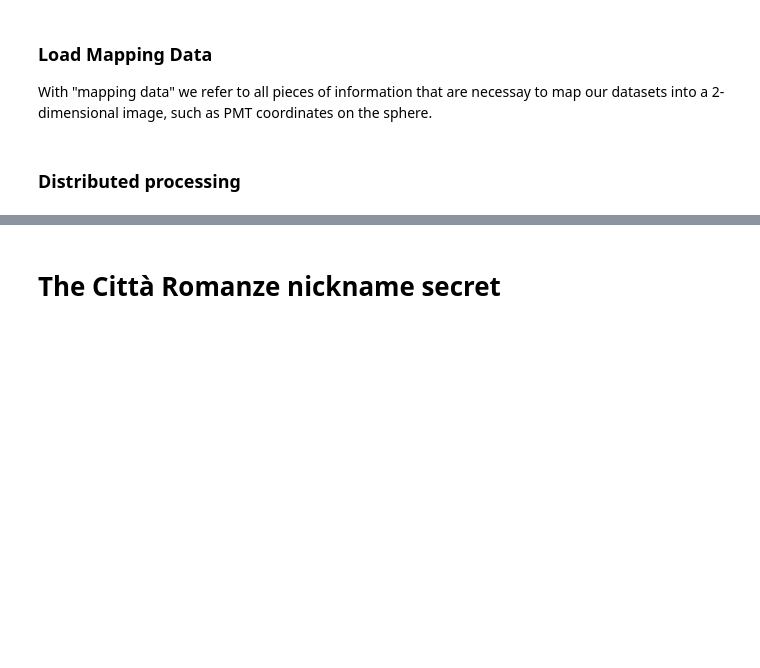
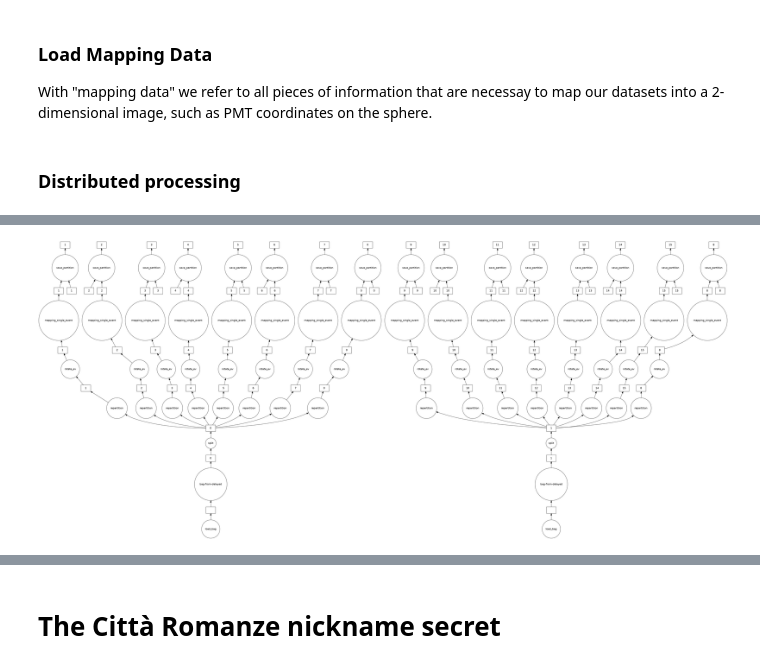
Before and after one commit to c0pp1/distributed-juno, a Jupyter notebook: final-notebook.ipynb, the cells around one changed output, grey strips where cells are left out. Cells and saved outputs as stored; diff of their text form; code cells hidden in the pictures; blank space fills up the shorter version.

```diff
--- a/final-notebook.ipynb
+++ b/final-notebook.ipynb
@@ -535 +626,23 @@ This can be achieved using `dask.bag.from_delayed` and `dask.delayed`. In fact,
 Due to limitations in the resources available we cannot load and process more than 3 files at a time. Assuming to have more resources available and thus to be able to load and process 10 or more files at a time, the advantages of this method become evident.
+# %%
+# close the previous cluster and spawn a new one with tuned parameters
+client.shutdown()
+client.close()
+# number of workers to spawn in each VM (VMs 2 to 5)
+n_workers_vm = 2
+
+# number of threads per worker
+n_threads_wk = 2
+
+# total number of workers is 4 virtual machines times the number of workers per machine
+n_workers    = 4 * n_workers_vm
+
+cluster = SSHCluster(
+    ["10.67.22.39", "10.67.22.74", "10.67.22.27", "10.67.22.91", "10.67.22.60"],
+    connect_options   = {"known_hosts": "/root/.ssh/known_hosts"},
+    worker_options    = {"nthreads": n_threads_wk, "n_workers": n_workers_vm},
+    scheduler_options = {"dashboard_address": ":8787"}
+)
+
+client = Client(cluster)
+client
@@ -548,39 +680,42 @@ nfiles_cycle = 2
 compute_times_lz = []
 restart_times_lz = []
 for i in range(0, nfiles, nfiles_cycle):
 
     # lazy loading of raw data files
     lazy_loaded = db.from_delayed([lazy_load_bag(data_folder + file_name, None) for file_name in name_list[i:i+nfiles_cycle]]).repartition(n_workers_vm*n_threads_wk*4)
     ofilenames = db.from_sequence(['/root/data/test/proj_' + name_list[k].split('.')[0] + '.part' + str(j)
                                     for j in range(int(n_workers_vm*n_threads_wk*4/nfiles_cycle))
                                     for k in range(i, i+nfiles_cycle)])
 
     # process events, lazily
     rotated = db.map(rotate_ev, lazy_loaded)
     mapped = db.map(mapping_single_event, rotated)
     del rotated
 
     save = db.map_partitions(save_partition, mapped, ofilenames)
     del mapped
     del lazy_loaded
     del ofilenames
 
     # trigger asynchronous computation
-    start = time()
-    future = client.compute(save, optimize_graph=False)
-    result = client.gather(future)
-    stop = time()
+    with performance_report(filename=f'reports/dask-report_fileslz{i}-{i+nfiles_cycle-1}.html'):
+        start = time()
+        future = client.compute(save, optimize_graph=False)
+        result = client.gather(future)
+        stop = time()
     compute_times_lz.append(stop-start)
 
     start = time()
     client.restart()
     stop = time()
     restart_times_lz.append(stop-start)
 
-compute_times_lz = np.asarray(compute_times)
-restart_times_lz = np.asarray(restart_times)
+compute_times_lz = np.asarray(compute_times_lz)
+restart_times_lz = np.asarray(restart_times_lz)
 
 save.visualize(optimize_graph=False)
+# %% [output]
+[figure, added]
 # %%
 print(f'Compute times\n\tMean:\t{compute_times_lz.mean():.2f} s',
       f'\n\tstd:\t{compute_times_lz.std():.2f} s', '\n', sep='', end='\n')
```
Also changed, not shown: parts of 47 cells of this notebook, 1 other file.
